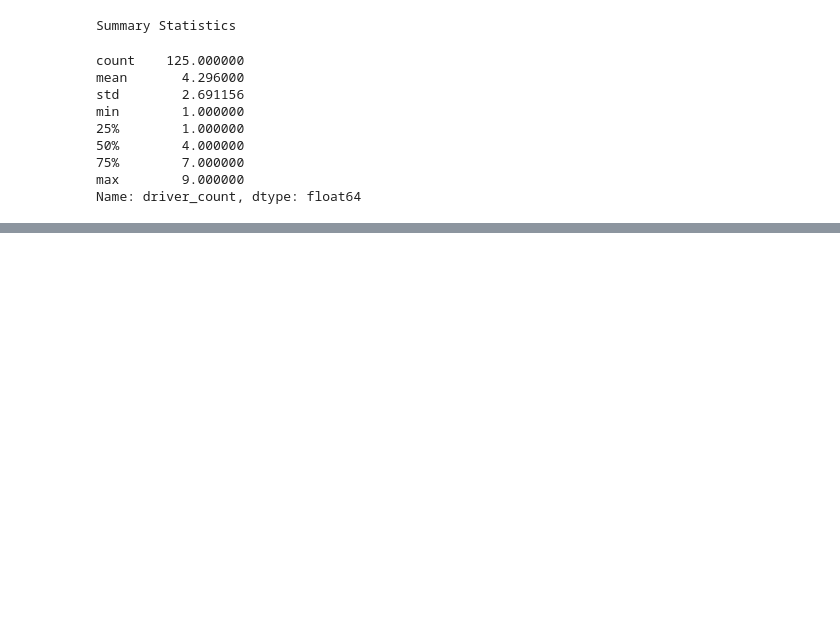
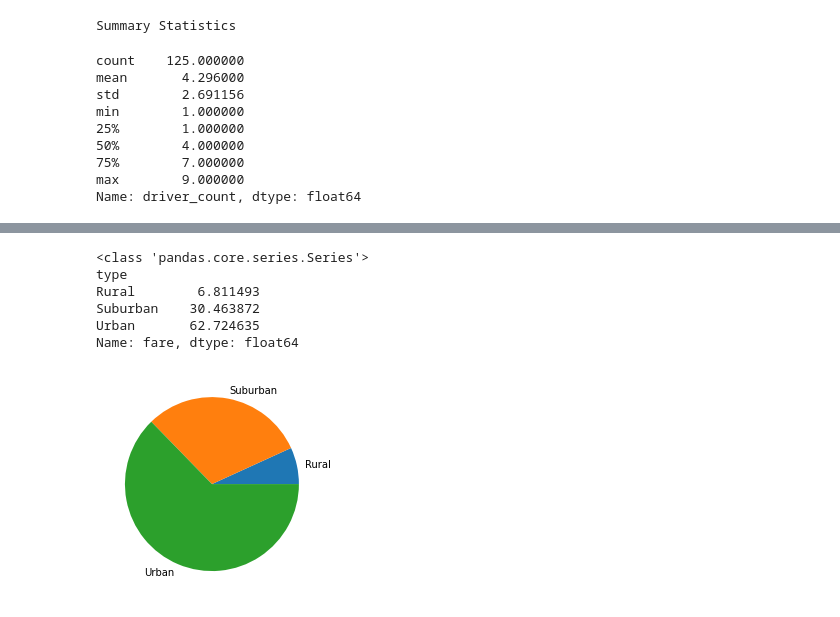
Before and after one commit to jilek/PyBer_Analysis, a Jupyter notebook: PyBer.ipynb, the cells around one changed output, grey strips where cells are left out. Drawn from its saved outputs; the diff is of its cells as text; code cells hidden in the pictures; blank space fills up the shorter version.

```diff
--- a/PyBer.ipynb
+++ b/PyBer.ipynb
@@ -905,0 +941,18 @@ Name: fare, dtype: float64
+# %%
+type_percents = 100 * pyber_data_df.groupby(["type"]).sum()["fare"] / pyber_data_df["fare"].sum()
+print(type(type_percents))
+print(type_percents)
+#sum_fares_by_type = pyber_data_df.groupby(["type"]).sum()
+#total_fares = pyber_data_df["fare"].sum()
+# %% [output]
+<class 'pandas.core.series.Series'>
+type
+Rural        6.811493
+Suburban    30.463872
+Urban       62.724635
+Name: fare, dtype: float64
+# %%
+plt.pie(type_percents, labels=["Rural", "Suburban", "Urban"])
+plt.show()
+# %% [output]
+[figure, added]
```
Also changed, not shown: parts of 8 cells of this notebook, 3 other files.
